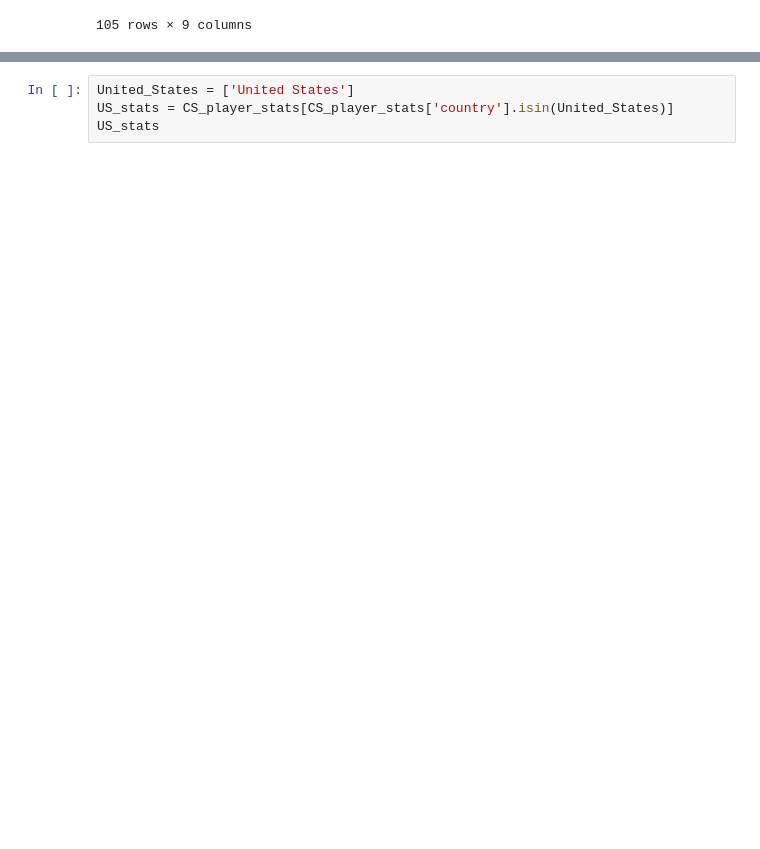
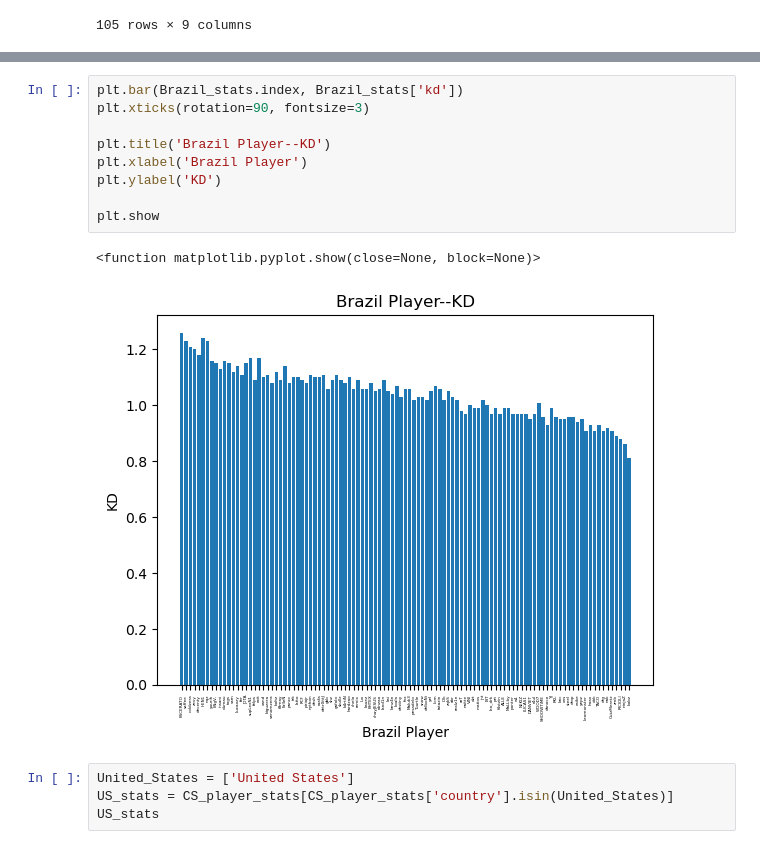
Before and after one commit to SikoticVinyl/VictorVis, a Jupyter notebook: shayne.ipynb, the cells around one changed output, grey strips where cells are left out. Drawn from its saved outputs; the diff is of its cells as text; blank space fills up the shorter version.

```diff
--- a/shayne.ipynb
+++ b/shayne.ipynb
@@ -166,3 +196,15 @@ Brazil_stats
+# %%
+plt.bar(Brazil_stats.index, Brazil_stats['kd'])
+plt.xticks(rotation=90, fontsize=3)
+
+plt.title('Brazil Player--KD')
+plt.xlabel('Brazil Player')
+plt.ylabel('KD')
+
+plt.show
+# %% [output]
+<function matplotlib.pyplot.show(close=None, block=None)>
+[figure, added]
 # %%
 United_States = ['United States']
 US_stats = CS_player_stats[CS_player_stats['country'].isin(United_States)]
```
Also changed, not shown: parts of 8 cells of this notebook.
